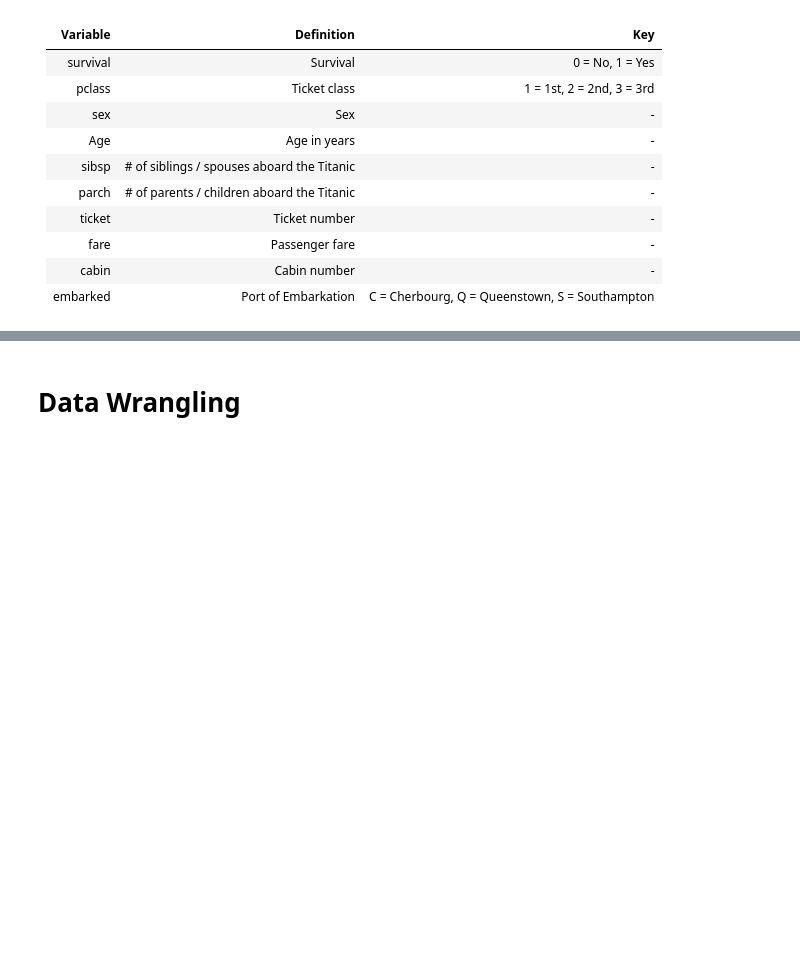
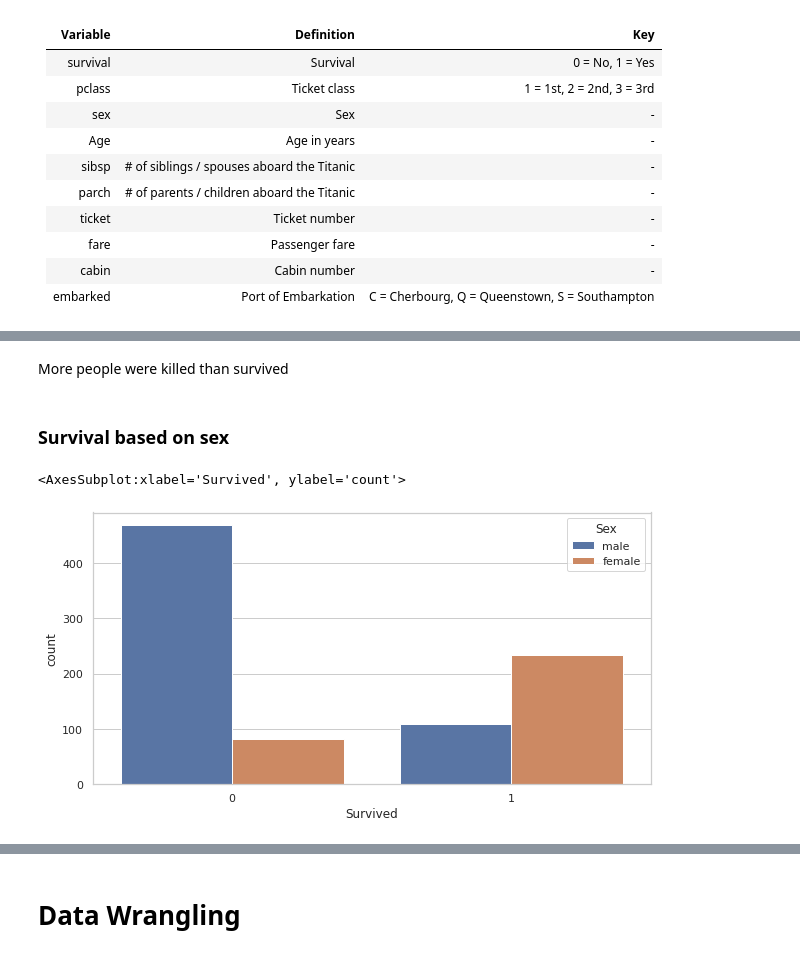
Before and after one commit to Shayan-Raza/Titanic-Logistic-Regression, a Jupyter notebook: main.ipynb, the cells around one changed output, grey strips where cells are left out. Cells and saved outputs as stored; diff of their text form; code cells hidden in the pictures; blank space fills up the shorter version.

```diff
--- a/main.ipynb
+++ b/main.ipynb
@@ -72,0 +86,11 @@ test.head(10)
+# %% [markdown]
+More people were killed than survived
+# %% [markdown]
+### Survival based on sex
+# %%
+plt.figure(figsize=(10,5)) #Setting the graph size
+sns.set_theme(style="whitegrid") #Setting the graph theme
+sns.countplot(x="Survived", hue="Sex", data = train) #Creating the graph
+# %% [output]
+<AxesSubplot:xlabel='Survived', ylabel='count'>
+[figure, added]
```
Also changed, not shown: parts of 39 cells of this notebook, 2 other files.
